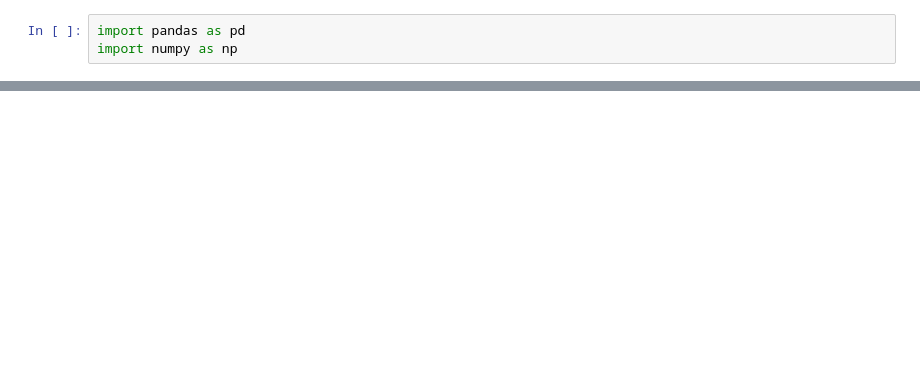
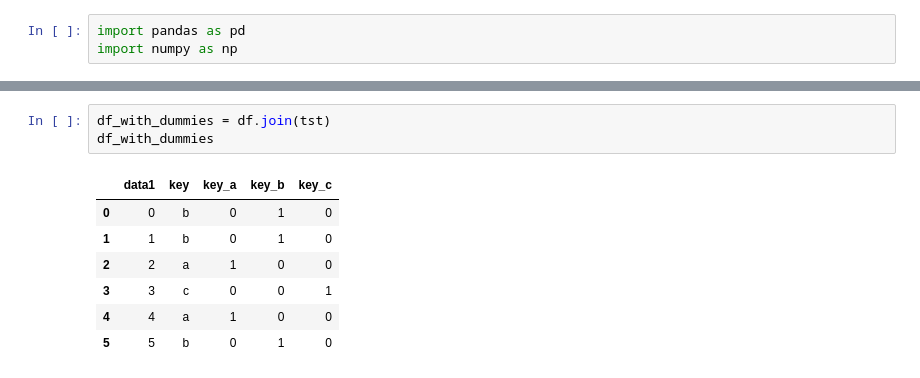
Before and after one commit to muzhiyaojing/-BOOK-PythonDataAnalysis, a Jupyter notebook: Chapter 7/7.2 Data Transformation.ipynb, the cells around one changed output, grey strips where cells are left out. Drawn from its saved outputs; the diff is of its cells as text; blank space fills up the shorter version.

```diff
--- a/Chapter 7/7.2 Data Transformation.ipynb
+++ b/Chapter 7/7.2 Data Transformation.ipynb
@@ -111,0 +320,11 @@ KeyError: 'corned beef'
+# %%
+df_with_dummies = df.join(tst)
+df_with_dummies
+# %% [output]
+|  | data1 | key | key_a | key_b | key_c |
+| 0 | 0 | b | 0 | 1 | 0 |
+| 1 | 1 | b | 0 | 1 | 0 |
+| 2 | 2 | a | 1 | 0 | 0 |
+| 3 | 3 | c | 0 | 0 | 1 |
+| 4 | 4 | a | 1 | 0 | 0 |
+| 5 | 5 | b | 0 | 1 | 0 |
```
Also changed, not shown: parts of 55 cells of this notebook.
